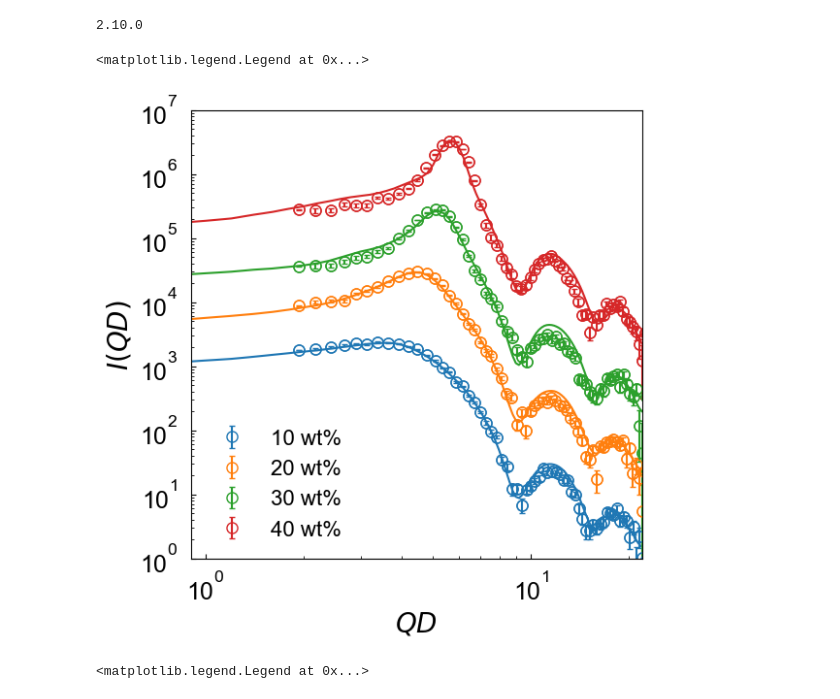
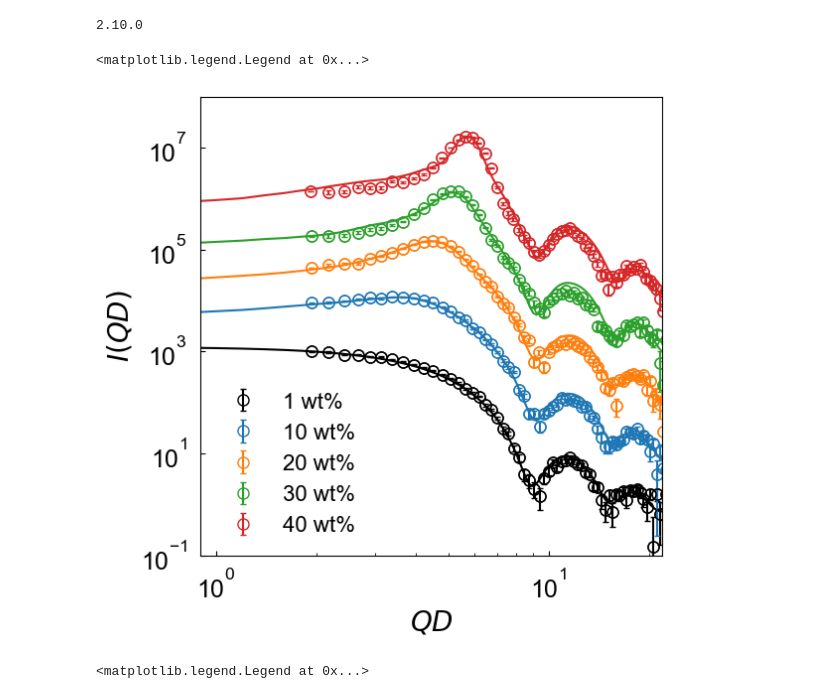
Before and after one commit to ch-tung/SQ_VAE, a Jupyter notebook: direct_param_SQ/silica/20230804/notebook/plot_fitting_results.ipynb, the cells around one changed output. Drawn from its saved outputs; the diff is of its cells as text; code cells hidden in the pictures.

```diff
--- a/direct_param_SQ/silica/20230804/notebook/plot_fitting_results.ipynb
+++ b/direct_param_SQ/silica/20230804/notebook/plot_fitting_results.ipynb
@@ -66,36 +66,46 @@ def sample_potential_GT(fp):
 # %%
 W_list = [10,20,30,40]
 
 fig = plt.figure(figsize=(6, 6))
 ax = plt.subplot(1, 1, 1)
 
 color_list = ['C0','C1','C2','C3','C4']
 
+# 1%
+data = loadmat('results_10.mat')
+Q, IQ_I, IQ_er_I, q_ext, IQ_ext, sigma, fp, fp_std, fp_Z, fp_std_Z = unpack_data(data)
+IQ_P = data['IQ_P'][0]
+IQ_er_P = data['IQ_er_P'][0]
+IQ_fit_P = data['IQ_fit_P'][0]
+ax.plot(Q*sigma*1e10,IQ_P,'o',color='k',fillstyle='none',ms=8)
+ax.errorbar(Q*sigma*1e10,IQ_P,IQ_er_P,label='1 wt%',
+            linestyle='',fmt='o',color='k',capsize=2,fillstyle='none',ms=8)
+ax.plot(q_ext, IQ_fit_P,'-',color='k')
+
+# 10% to 40%
 for i, W in enumerate(W_list):
     filename = 'results_{}.mat'.format(W)
     data = loadmat(filename)
     Q, IQ_I, IQ_er_I, q_ext, IQ_ext, sigma, fp, fp_std, fp_Z, fp_std_Z = unpack_data(data)
 
-
-
-    ax.plot(Q*sigma*1e10,IQ_I*10**i,'o',color=color_list[i],fillstyle='none',ms=8)
-    ax.errorbar(Q*sigma*1e10,IQ_I*10**i,IQ_er_I*10**i,label='{} wt%'.format(W),
+    ax.plot(Q*sigma*1e10,IQ_I*10**i*5,'o',color=color_list[i],fillstyle='none',ms=8)
+    ax.errorbar(Q*sigma*1e10,IQ_I*10**i*5,IQ_er_I*10**i*5,label='{} wt%'.format(W),
                 linestyle='',fmt='o',color=color_list[i],capsize=2,fillstyle='none',ms=8)
 
-    ax.plot(q_ext, IQ_ext*10**i,'-',color=color_list[i])
+    ax.plot(q_ext, IQ_ext*10**i*5,'-',color=color_list[i])
 
 ax.set_yscale('log')
 ax.set_xscale('log')
 
 ax.set_xlim([0.9,22])
-ax.set_ylim([1,1e7])
+ax.set_ylim([1e-1,1e8])
 ax.set_xlabel(r'$QD$',fontsize=20)
 ax.set_ylabel(r'$I(QD)$',fontsize=20)
 ax.tick_params(direction='in', axis='both', which='both', labelsize=18, pad=10)
 ax.legend(fontsize=16,frameon=False)
 # %% [output]
 <matplotlib.legend.Legend at 0x...>
-[figure, old version]
+[figure, new version]
 # %%
 W_list = [10,20,30,40]
 
```
Also changed, not shown: 4 other files.
